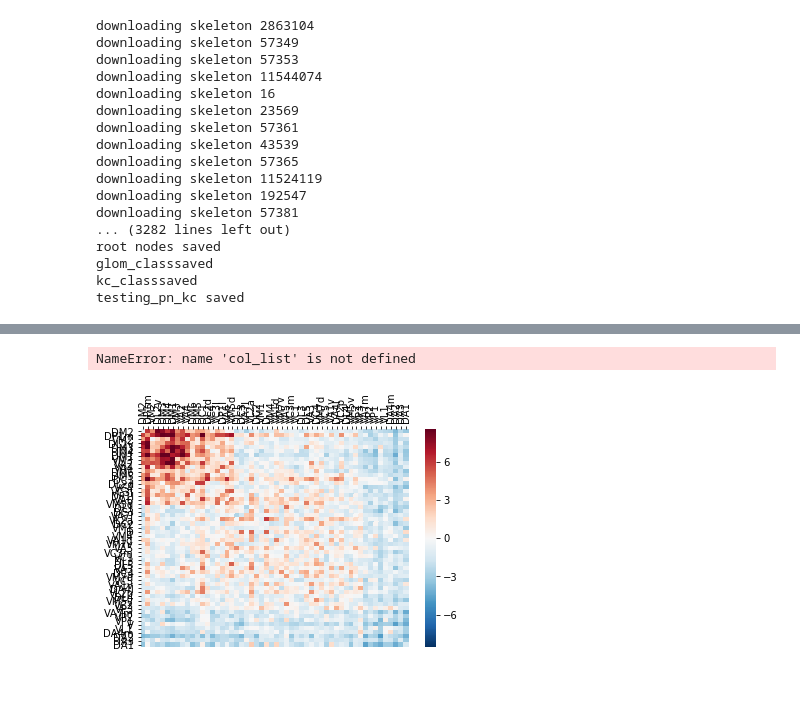
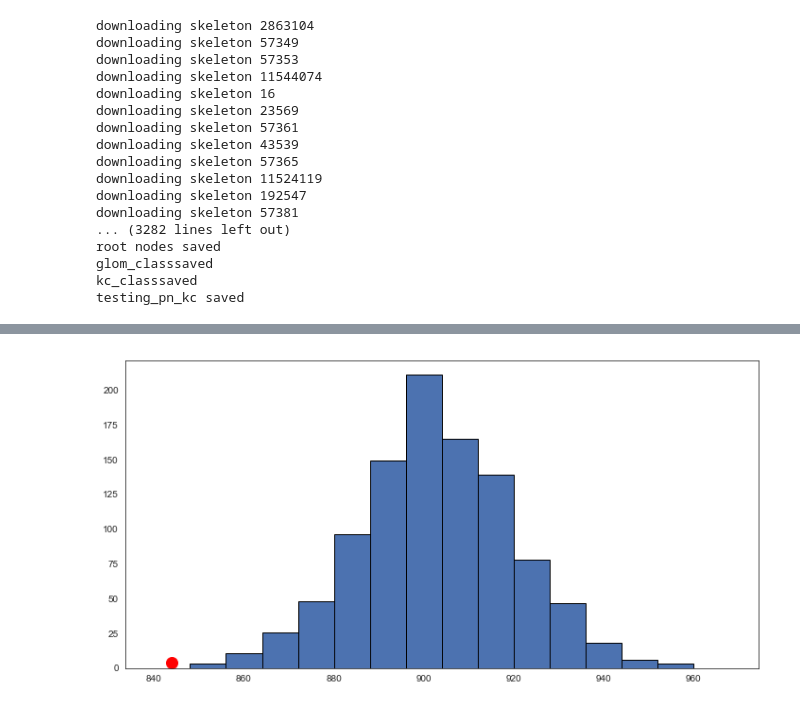
Before and after one commit to bocklab/pn_kc, a Jupyter notebook: revamp/200323-revamp_process.ipynb, the cells around one changed output, grey strips where cells are left out. Saved outputs shown, nothing was run; the diff lists cells and outputs as text; code cells hidden in the pictures.

Commit message:
add a few more figures with all KCs (rd + t1p)

```diff
--- a/revamp/200323-revamp_process.ipynb
+++ b/revamp/200323-revamp_process.ipynb
@@ -253,2 +94,0 @@ ana_all = ar.Analysis.init_connectivity(path, pn_skids, rd + t1p, 'testing_pn_kc
-# %%
-ana_all_rd = ana_all
@@ -442,22 +94,0 @@ import matplotlib.pyplot as plt
-# %%
-fig, ax1 = plt.subplots()
-t1 = t1_zs;
-gloms = df_lookup('glom_id',t1.col_ids,'short_glom_name',glom_btn_table)
-sns.heatmap(t1.conn, xticklabels=gloms, yticklabels=gloms, ax=ax1, vmin=-8.53, vmax=8.53, cmap="RdBu_r")
-
-ax1.tick_params(bottom=False,labeltop=True, top=True, labelbottom=False)
-ax1.tick_params(axis='x',labelrotation=90)
-
-# run and get tbl in 191029-bouton-KC-representations_per_PN.py
-
-for x in [ax1.get_xticklabels(), ax1.get_yticklabels()]:
-        if col_list[idx] in comm_ids:
-            tick.set_weight("extra bold")
-#            tick.set_bbox(dict(ec='green', fc=None, alpha=0.05))
-
-ax1.set_aspect("equal")
-fig.set_size_inches(16,12)
-plt.show()
-# %% [output]
-NameError: name 'col_list' is not defined
-[figure, removed]
@@ -463,0 +128,34 @@ NameError: name 'col_list' is not defined
+# %%
+plt.style.use('seaborn-deep')
+fig, ax1 = plt.subplots()
+clawhist = ax1.hist(sfl_claw_set)
+ax1.plot(ob_claw, 4, 'ro', ms=12)
+fig.set_size_inches([10,6])
+# plt.savefig(save_path + '191117-num_claws_for_comm_vs_noncomm_allKCs.png')
+# mean - 1412.5
+# std - 34.0
+# observed - 1901
+# 14.3 std
+# (ob_claw - np.mean(sfl_claw_set))/np.std(sfl_claw_set)
+
+fig = plt.figure()
+plt.hist(sfl_kc_set)
+plt.plot(ob_kc, 4, 'ro', ms=12)
+fig.set_size_inches([10,6])
+# plt.savefig(save_path + '191117-num_kcs_for_comm_vs_noncomm_allKCs.png')
+# mean - 903.4
+# std - 17.3
+# observed - 844
+# 3.4 std
+
+# 200226 re-plot the above figure with the same data
+# %%
+fig, ax = plt.subplots()
+ax.hist(sfl_kc_set, bins=range(840,970,8), edgecolor='black')
+ax.plot(ob_kc, 4, 'ro', ms=12)
+fig.set_size_inches([12,6])
+save_path = '/Users/zhengz11/myscripts/data_results/200226-rerun_comm_claw_hist/'
+plt.show()
+# fig.savefig(save_path + '200226-num_kcs_for_comm_vs_noncomm_allKCs_morebins.png', bbox_inches='tight', dpi=600)
+# %% [output]
+[figure, added]
```
Also changed, not shown: parts of 11 cells of this notebook, 6 other files.
